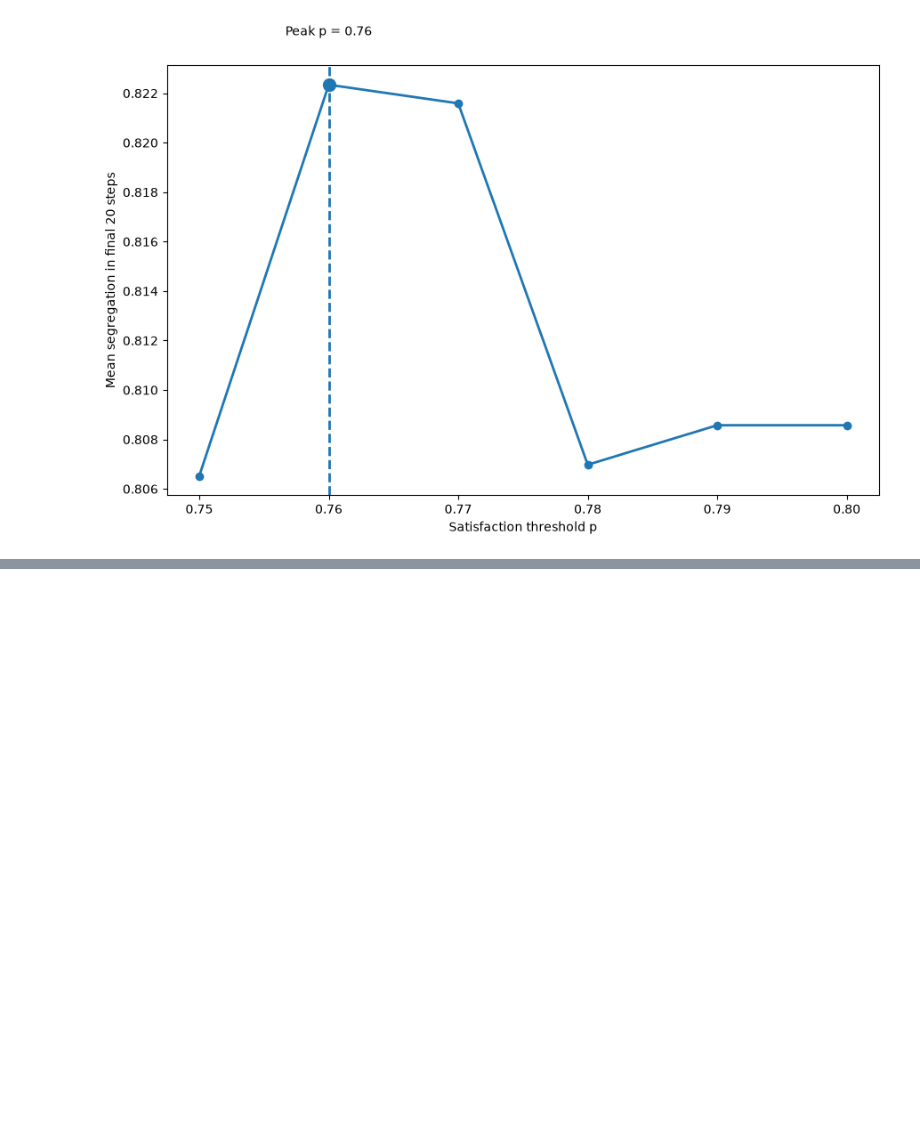
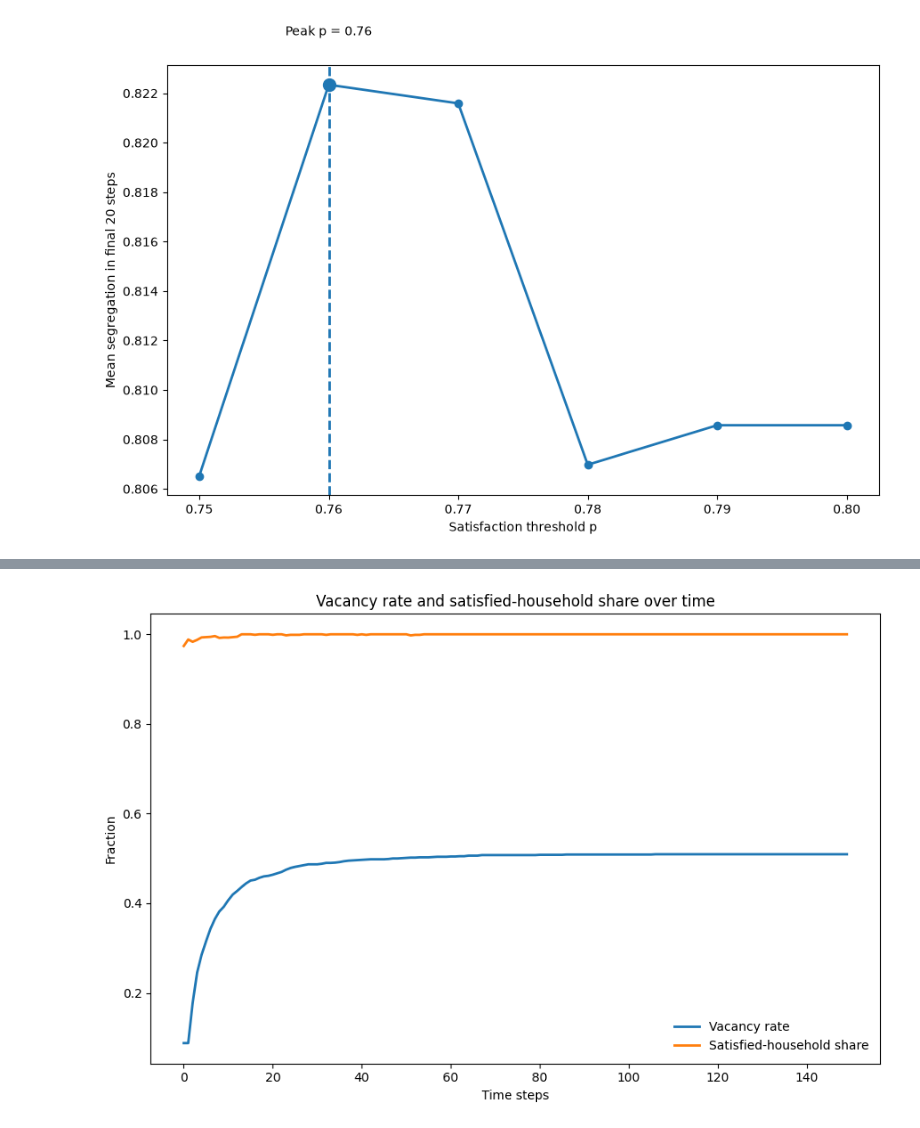
Before and after one commit to DONG-BO-Eric/CITS4403-Project, a Jupyter notebook: code/project.ipynb, the cells around one changed output, grey strips where cells are left out. Cells and saved outputs as stored; diff of their text form; code cells hidden in the pictures; blank space fills up the shorter version.

```diff
--- a/code/project.ipynb
+++ b/code/project.ipynb
@@ -425,0 +833,22 @@ Maximum segregation = 0.8223425000990587
+# %%
+np.random.seed(12)
+grid_dyn = ExtendedSchelling(n=40, p=0.5, m=0.05, L=3, q=0.70)
+
+n_steps_dyn = 150
+vacancy_trace = []
+satisfied_trace = []
+
+for t in range(n_steps_dyn):
+    out = grid_dyn.step()
+    vacancy_trace.append(out['vacancy_rate'])
+    satisfied_trace.append(out['satisfied_share'])
+
+plt.figure(figsize=(9, 6))
+plt.plot(vacancy_trace, label='Vacancy rate')
+plt.plot(satisfied_trace, label='Satisfied-household share')
+
+decorate(title='Vacancy rate and satisfied-household share over time',
+         xlabel='Time steps',
+         ylabel='Fraction')
+# %% [output]
+[figure, added]
```
Also changed, not shown: parts of 15 cells of this notebook.
